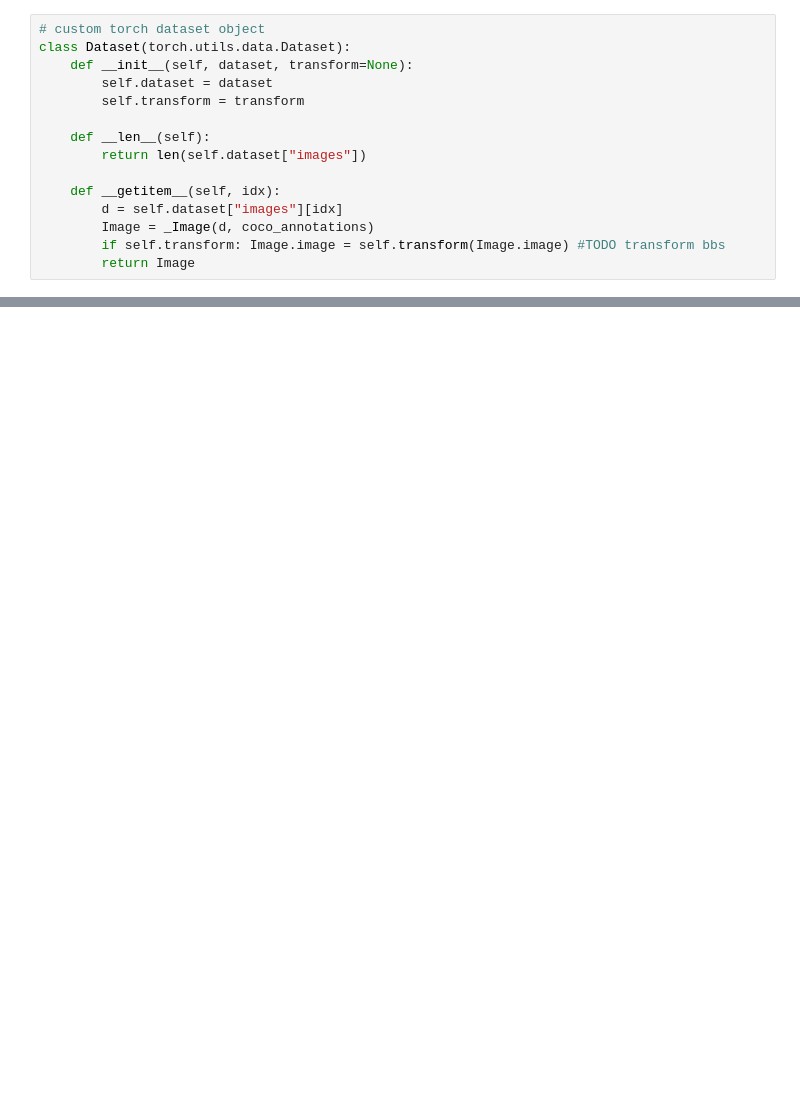
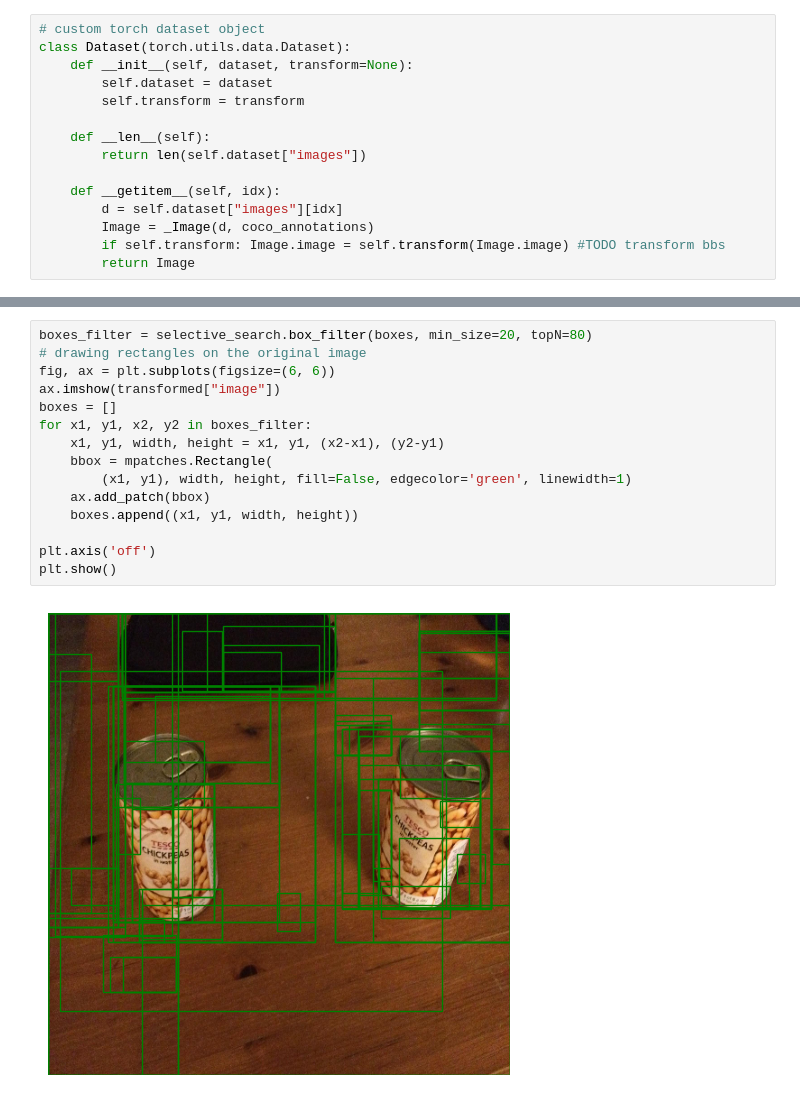
Before and after one commit to ExplodedViewMelon/02514_Project4, a Jupyter notebook: notebook.ipynb, the cells around one changed output, grey strips where cells are left out. Drawn from its saved outputs; the diff is of its cells as text; blank space fills up the shorter version.

```diff
--- a/notebook.ipynb
+++ b/notebook.ipynb
@@ -183,0 +252,17 @@ _dataset[np.random.randint(0,100)].imshow()
+# %%
+boxes_filter = selective_search.box_filter(boxes, min_size=20, topN=80)
+# drawing rectangles on the original image
+fig, ax = plt.subplots(figsize=(6, 6))
+ax.imshow(transformed["image"])
+boxes = []
+for x1, y1, x2, y2 in boxes_filter:
+    x1, y1, width, height = x1, y1, (x2-x1), (y2-y1)
+    bbox = mpatches.Rectangle(
+        (x1, y1), width, height, fill=False, edgecolor='green', linewidth=1)
+    ax.add_patch(bbox)
+    boxes.append((x1, y1, width, height))
+
+plt.axis('off')
+plt.show()
+# %% [output]
+[figure, added]
```
Also changed, not shown: parts of 22 cells of this notebook, 1 other file.
